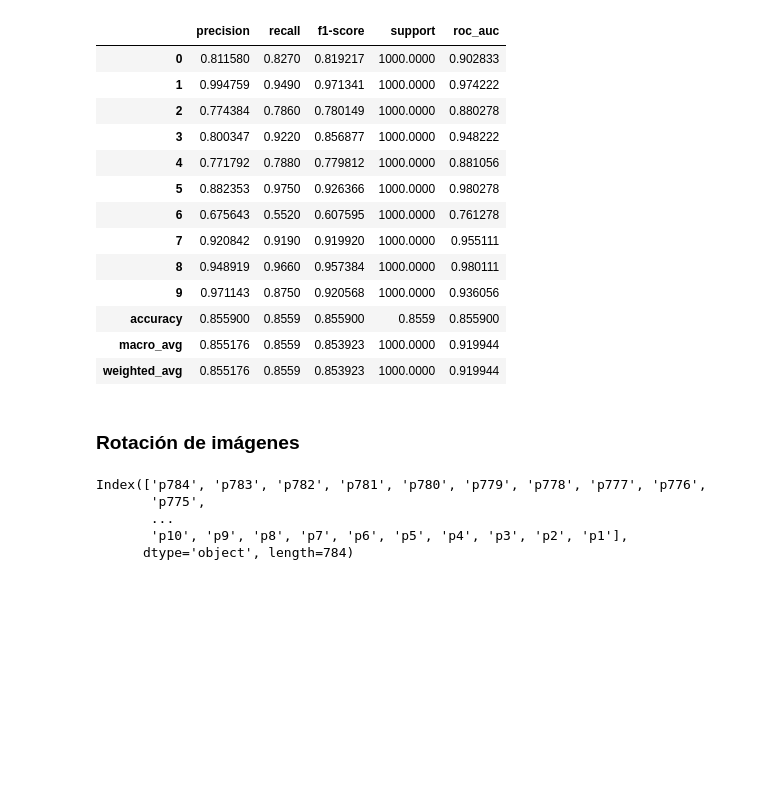
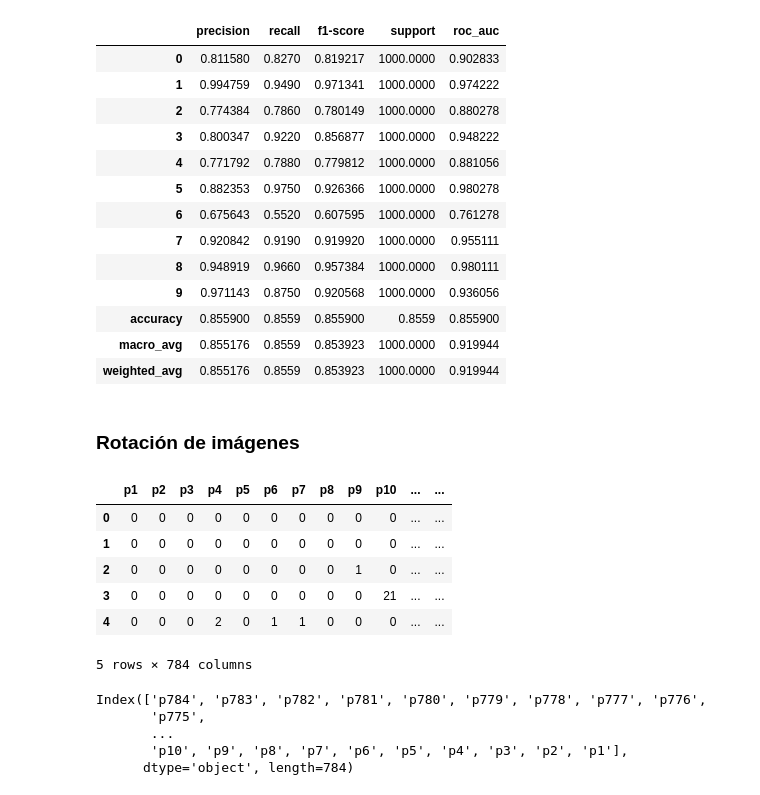
Before and after one commit to mcnanton/tp2AA, a Jupyter notebook: TP2AA.ipynb, the cells around one changed output. Saved outputs shown, nothing was run; the diff lists cells and outputs as text; code cells hidden in the pictures; blank space fills up the shorter version.

```diff
--- a/TP2AA.ipynb
+++ b/TP2AA.ipynb
@@ -1104,6 +1104,16 @@ classif_report(y_test, y_pred)
 | weighted_avg | 0.855176 | 0.8559 | 0.853923 | 1000.0000 | 0.919944 |
 # %% [markdown]
 ### Rotación de imágenes
+# %%
+X_test.head()
+# %% [output]
+|  | p1 | p2 | p3 | p4 | p5 | p6 | p7 | p8 | p9 | p10 | ... | ... |
+| 0 | 0 | 0 | 0 | 0 | 0 | 0 | 0 | 0 | 0 | 0 | ... | ... |
+| 1 | 0 | 0 | 0 | 0 | 0 | 0 | 0 | 0 | 0 | 0 | ... | ... |
+| 2 | 0 | 0 | 0 | 0 | 0 | 0 | 0 | 0 | 1 | 0 | ... | ... |
+| 3 | 0 | 0 | 0 | 0 | 0 | 0 | 0 | 0 | 0 | 21 | ... | ... |
+| 4 | 0 | 0 | 0 | 2 | 0 | 1 | 1 | 0 | 0 | 0 | ... | ... |
+5 rows × 784 columns
 # %%
 #https://stackoverflow.com/questions/27817718/reverse-dataframe-column-order
 X_ruido_rotacion = X_test[X_test.columns[::-1]]
```
Also changed, not shown: parts of 3 cells of this notebook.
